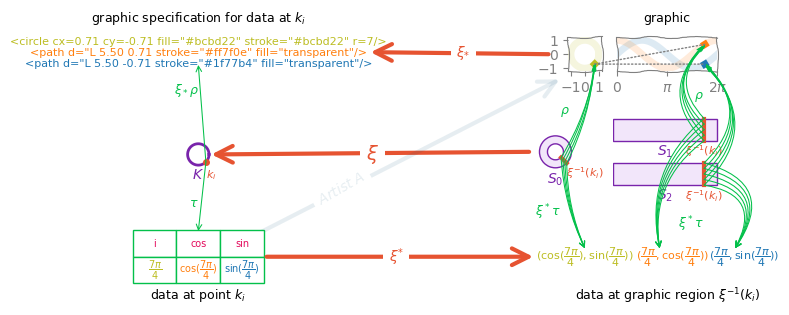
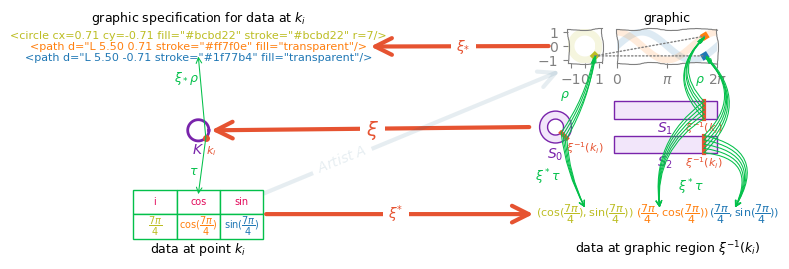
Code edit (unified diff) that turned the first committed figure into the second:
--- before
+++ after
@@ -6,5 +6,5 @@
 fig, axd = plt.subplot_mosaic( [['rho_push', 'xi', [['circ', 'rho', 'rho', 'rho']]], 
                                 ['k', 'xi', [['s0', 's1', 's1', 's1']]],['tau', 'xi', 'tau_pull']], 
-                                  figsize=(7.16, 3),
+                                  figsize=(7.16, 2.5),
                                  height_ratios = [1, 1, 1], layout='compressed')
 
@@ -21,8 +21,8 @@
                                       arrowstyle="->", lw=3, color=pcd['artist'], mutation_scale=30, alpha=.1, zorder=-1)
 fig.add_artist(artist)
-axd['xi'].annotate(r"$Artist\;A$", (.2,.2), xycoords=artist, rotation=30, color=pcd['artist'], alpha=.1, zorder=5, bbox=dict(facecolor='white', edgecolor='none'))
+axd['xi'].annotate(r"$Artist\;A$", (.2,.2), xycoords=artist, rotation=22, color=pcd['artist'], alpha=.1, zorder=5, bbox=dict(facecolor='white', edgecolor='none'))
 
 rp = axd['rho_push'].annotate("graphic specification for data at $k_i$", (.5, .8), xycoords=axd['rho_push'], ha='center', va='bottom', fontsize=fs['small'])
-t = axd['tau'].annotate("data at point $k_i$", (.5, .15), xycoords=(rp, axd['tau']), ha='center', va='top', fontsize=fs['small'])
+t = axd['tau'].annotate("data at point $k_i$", (.5, .1), xycoords=(rp, axd['tau']), ha='center', va='top', fontsize=fs['small'])
 r = axd['rho'].annotate("graphic", (.5, .5), xycoords=(axd['rho'], rp), ha='center', va='center', fontsize=fs['small']) 
 tp = axd['tau_pull'].annotate("data at graphic region $\\xi^{-1}(k_i)$", (.5,.5), xycoords=(r, t), ha='center', va='center', fontsize=fs['small'])

Commit: topoinviz draft